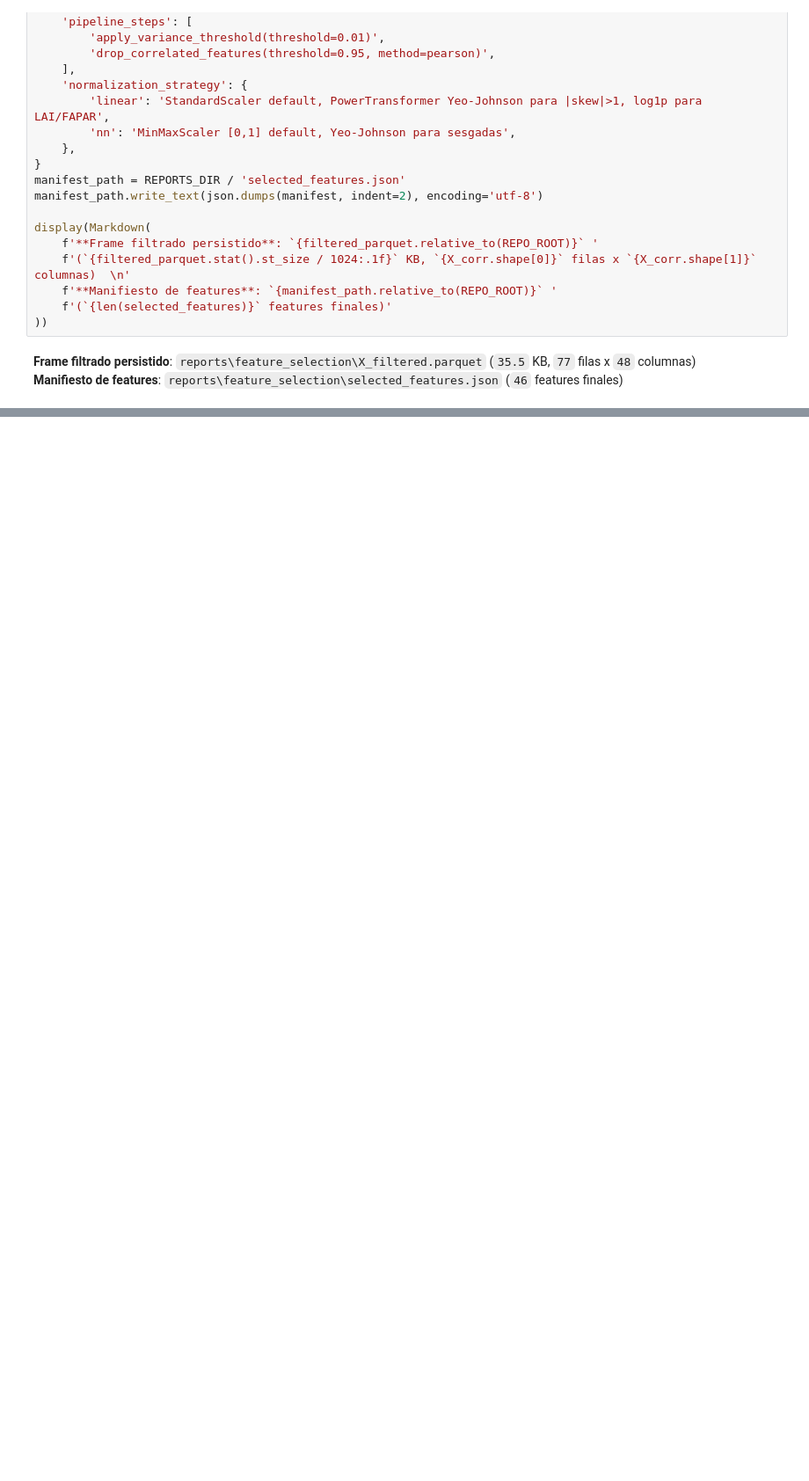
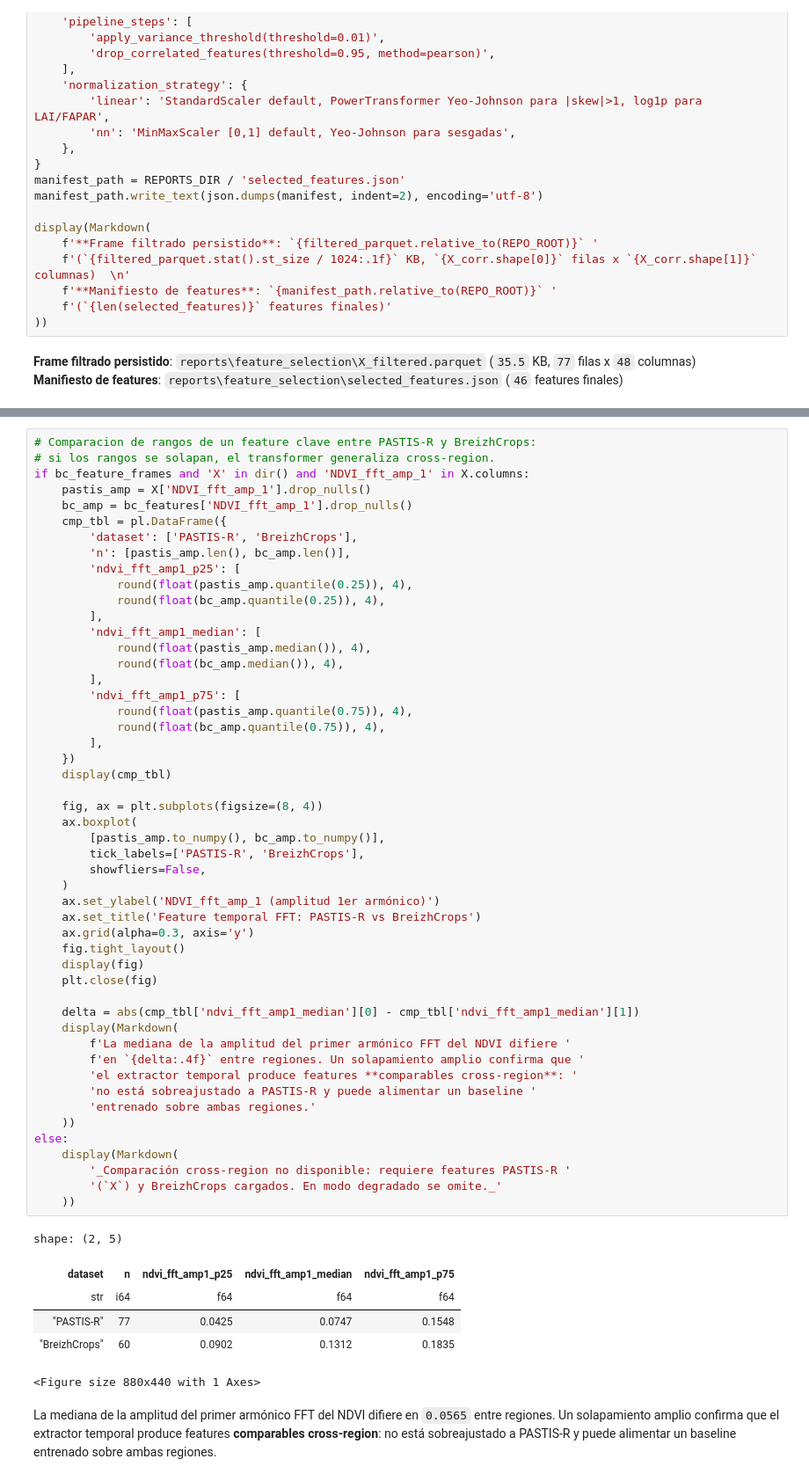
Before and after one commit to ArthurZizumbo/agrosat-copilot, a Jupyter notebook: notebooks/feature_engineering/03b_fe_spectral_temporal_pastis.ipynb, the cells around one changed output, grey strips where cells are left out. Shown at 88% size. Cells and saved outputs as stored; diff of their text form; blank space fills up the shorter version.

```diff
--- a/notebooks/feature_engineering/03b_fe_spectral_temporal_pastis.ipynb
+++ b/notebooks/feature_engineering/03b_fe_spectral_temporal_pastis.ipynb
@@ -1024 +1154,59 @@ display(Markdown(
+# %%
+# Comparacion de rangos de un feature clave entre PASTIS-R y BreizhCrops:
+# si los rangos se solapan, el transformer generaliza cross-region.
+if bc_feature_frames and 'X' in dir() and 'NDVI_fft_amp_1' in X.columns:
+    pastis_amp = X['NDVI_fft_amp_1'].drop_nulls()
+    bc_amp = bc_features['NDVI_fft_amp_1'].drop_nulls()
+    cmp_tbl = pl.DataFrame({
+        'dataset': ['PASTIS-R', 'BreizhCrops'],
+        'n': [pastis_amp.len(), bc_amp.len()],
+        'ndvi_fft_amp1_p25': [
+            round(float(pastis_amp.quantile(0.25)), 4),
+            round(float(bc_amp.quantile(0.25)), 4),
+        ],
+        'ndvi_fft_amp1_median': [
+            round(float(pastis_amp.median()), 4),
+            round(float(bc_amp.median()), 4),
+        ],
+        'ndvi_fft_amp1_p75': [
+            round(float(pastis_amp.quantile(0.75)), 4),
+            round(float(bc_amp.quantile(0.75)), 4),
+        ],
+    })
+    display(cmp_tbl)
+
+    fig, ax = plt.subplots(figsize=(8, 4))
+    ax.boxplot(
+        [pastis_amp.to_numpy(), bc_amp.to_numpy()],
+        tick_labels=['PASTIS-R', 'BreizhCrops'],
+        showfliers=False,
+    )
+    ax.set_ylabel('NDVI_fft_amp_1 (amplitud 1er armónico)')
+    ax.set_title('Feature temporal FFT: PASTIS-R vs BreizhCrops')
+    ax.grid(alpha=0.3, axis='y')
+    fig.tight_layout()
+    display(fig)
+    plt.close(fig)
+
+    delta = abs(cmp_tbl['ndvi_fft_amp1_median'][0] - cmp_tbl['ndvi_fft_amp1_median'][1])
+    display(Markdown(
+        f'La mediana de la amplitud del primer armónico FFT del NDVI difiere '
+        f'en `{delta:.4f}` entre regiones. Un solapamiento amplio confirma que '
+        'el extractor temporal produce features **comparables cross-region**: '
+        'no está sobreajustado a PASTIS-R y puede alimentar un baseline '
+        'entrenado sobre ambas regiones.'
+    ))
+else:
+    display(Markdown(
+        '_Comparación cross-region no disponible: requiere features PASTIS-R '
+        '(`X`) y BreizhCrops cargados. En modo degradado se omite._'
+    ))
+# %% [output]
+shape: (2, 5)
+| dataset | n | ndvi_fft_amp1_p25 | ndvi_fft_amp1_median | ndvi_fft_amp1_p75 |
+| str | i64 | f64 | f64 | f64 |
+| "PASTIS-R" | 77 | 0.0425 | 0.0747 | 0.1548 |
+| "BreizhCrops" | 60 | 0.0902 | 0.1312 | 0.1835 |
+<Figure size 880x440 with 1 Axes>
+La mediana de la amplitud del primer armónico FFT del NDVI difiere en `0.0565` entre regiones. Un solapamiento amplio confirma que el extractor temporal produce features **comparables cross-region**: no está sobreajustado a PASTIS-R y puede alimentar un baseline entrenado sobre ambas regiones.
 # %% [markdown]
```
Also changed, not shown: parts of 17 cells of this notebook, 23 other files.
